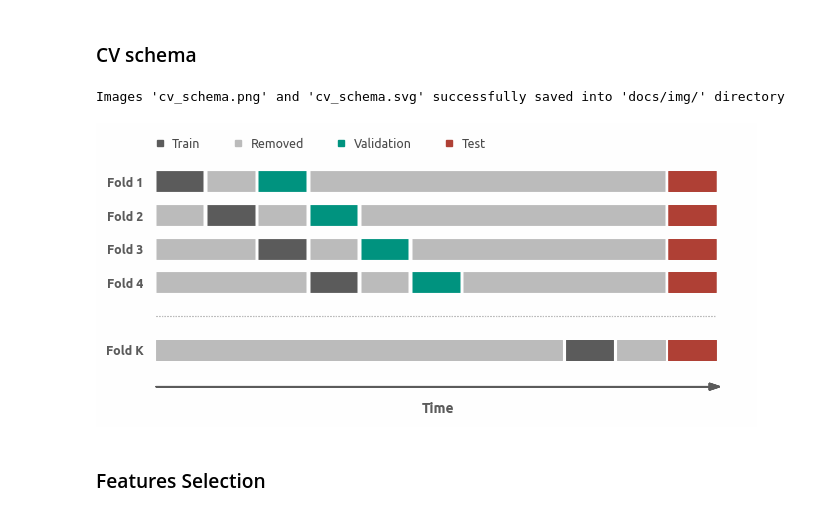
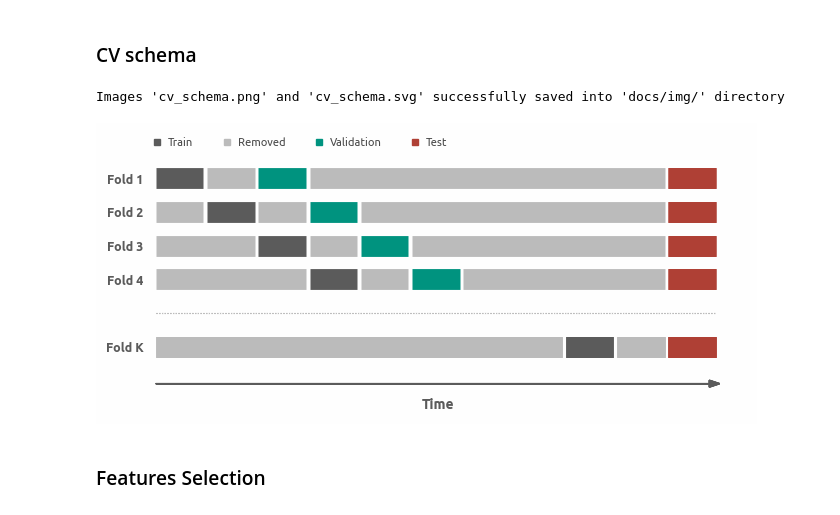
Before and after one commit to a-chasovsky/credit-card-fraud-detection, a Jupyter notebook: 2-models-evaluation.ipynb, the cells around one changed output. Drawn from its saved outputs; the diff is of its cells as text; code cells hidden in the pictures.

```diff
--- a/2-models-evaluation.ipynb
+++ b/2-models-evaluation.ipynb
@@ -144,35 +144,35 @@ for i in arange(1, 5):
     xmin, xmax = ax.get_xlim()
     ymin, ymax = ax.get_ylim()
 
     ax.arrow(1, 0.9, 11, 0, fc=color_train, ec=color_train, lw=1,
              head_width=0.2, head_length=0.2, overhang=0,
              length_includes_head=True, clip_on = False)
 
     ax.set_xlabel(
         'Time', loc='center', color=color_train, weight='bold', size=10, labelpad=-12)
     ax.tick_params(axis='x', bottom=False, labelbottom=False)
     ax.set_ylim(0, 8)
     ax.set_yticks(
         ticks=arange(1, 8),
         labels=['', 'Fold K', '', 'Fold 4', 'Fold 3', 'Fold 2', 'Fold 1'],
         size=9, weight='bold', color=color_train)
 
     ax.grid(False)
 
     ax.legend(
         **legend_create_handles(
             n=4,
             kind='square',
             labels=['Train', 'Removed', 'Validation', 'Test'],
             colors=[color_train, color_removed, color_ev, color_test],
             alpha=1, markersize=5),
         **legend_inline(bbox_to_anchor=(0.013, 0.95)),
-        fontsize=9)
+        fontsize=8)
 
 savefig('cv_schema', dir='docs/img/')
 # %% [output]
 Images 'cv_schema.png' and 'cv_schema.svg' successfully saved into 'docs/img/' directory
-[figure, old version]
+[figure, new version]
 # %% [markdown]
 ### Features Selection
 # %%
```
Also changed, not shown: 2 other files.
